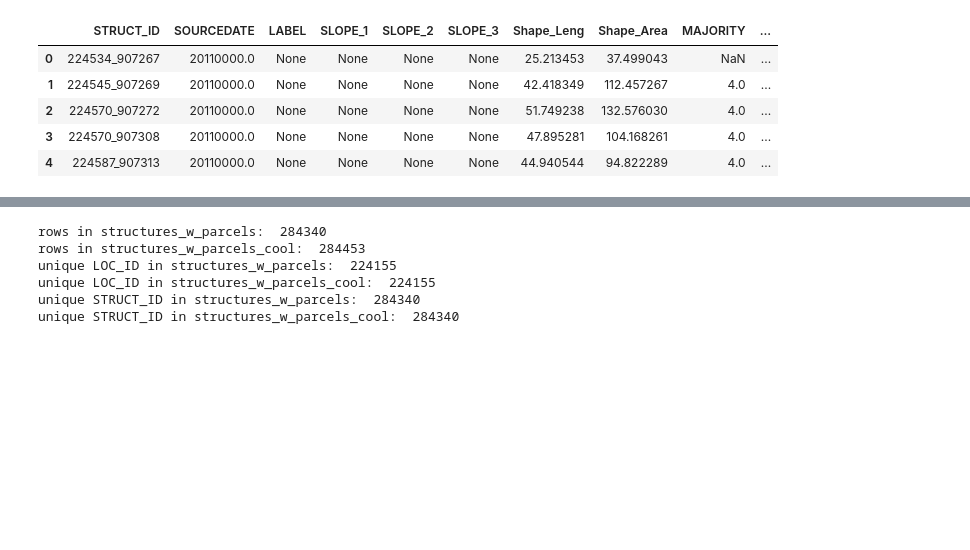
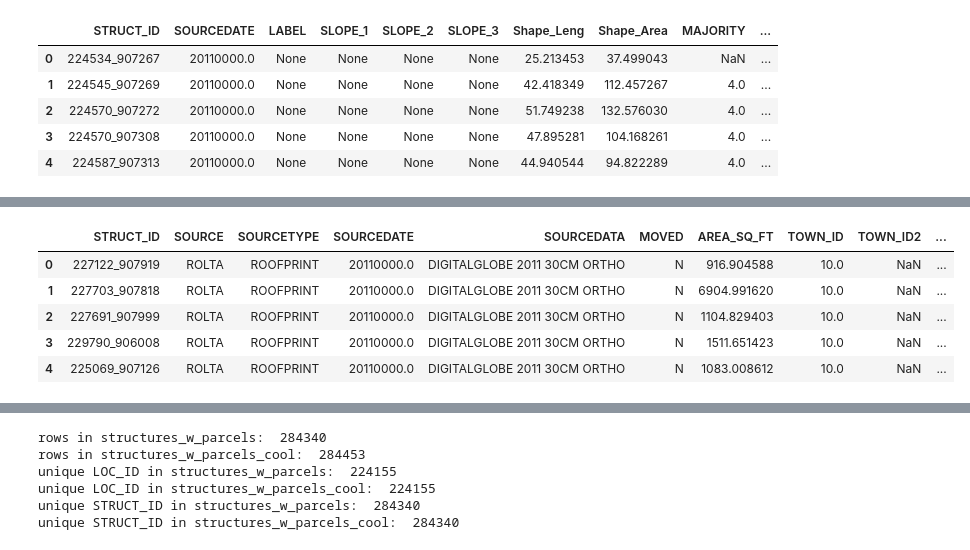
Before and after one commit to MAPC/rightsizing-zoning2025, a Jupyter notebook: notebooks/building_height_testing.ipynb, the cells around one changed output, grey strips where cells are left out. Cells and saved outputs as stored; diff of their text form; code cells hidden in the pictures; blank space fills up the shorter version.

```diff
--- a/notebooks/building_height_testing.ipynb
+++ b/notebooks/building_height_testing.ipynb
@@ -137,2 +119,13 @@ Winthrop
+# %%
+sjoin = gpd.overlay(mmc_footprints_height, mmc_parcels, how='intersection')
+sjoin['area'] = sjoin.geometry.area
+sjoin.head()
+# %% [output]
+|  | STRUCT_ID | SOURCE | SOURCETYPE | SOURCEDATE | SOURCEDATA | MOVED | AREA_SQ_FT | TOWN_ID | TOWN_ID2 | ... |
+| 0 | 227122_907919 | ROLTA | ROOFPRINT | 20110000.0 | DIGITALGLOBE 2011 30CM ORTHO | N | 916.904588 | 10.0 | NaN | ... |
+| 1 | 227703_907818 | ROLTA | ROOFPRINT | 20110000.0 | DIGITALGLOBE 2011 30CM ORTHO | N | 6904.991620 | 10.0 | NaN | ... |
+| 2 | 227691_907999 | ROLTA | ROOFPRINT | 20110000.0 | DIGITALGLOBE 2011 30CM ORTHO | N | 1104.829403 | 10.0 | NaN | ... |
+| 3 | 229790_906008 | ROLTA | ROOFPRINT | 20110000.0 | DIGITALGLOBE 2011 30CM ORTHO | N | 1511.651423 | 10.0 | NaN | ... |
+| 4 | 225069_907126 | ROLTA | ROOFPRINT | 20110000.0 | DIGITALGLOBE 2011 30CM ORTHO | N | 1083.008612 | 10.0 | NaN | ... |
 # %%
 #join footprints to parcels
```
Also changed, not shown: parts of 2 cells of this notebook.
